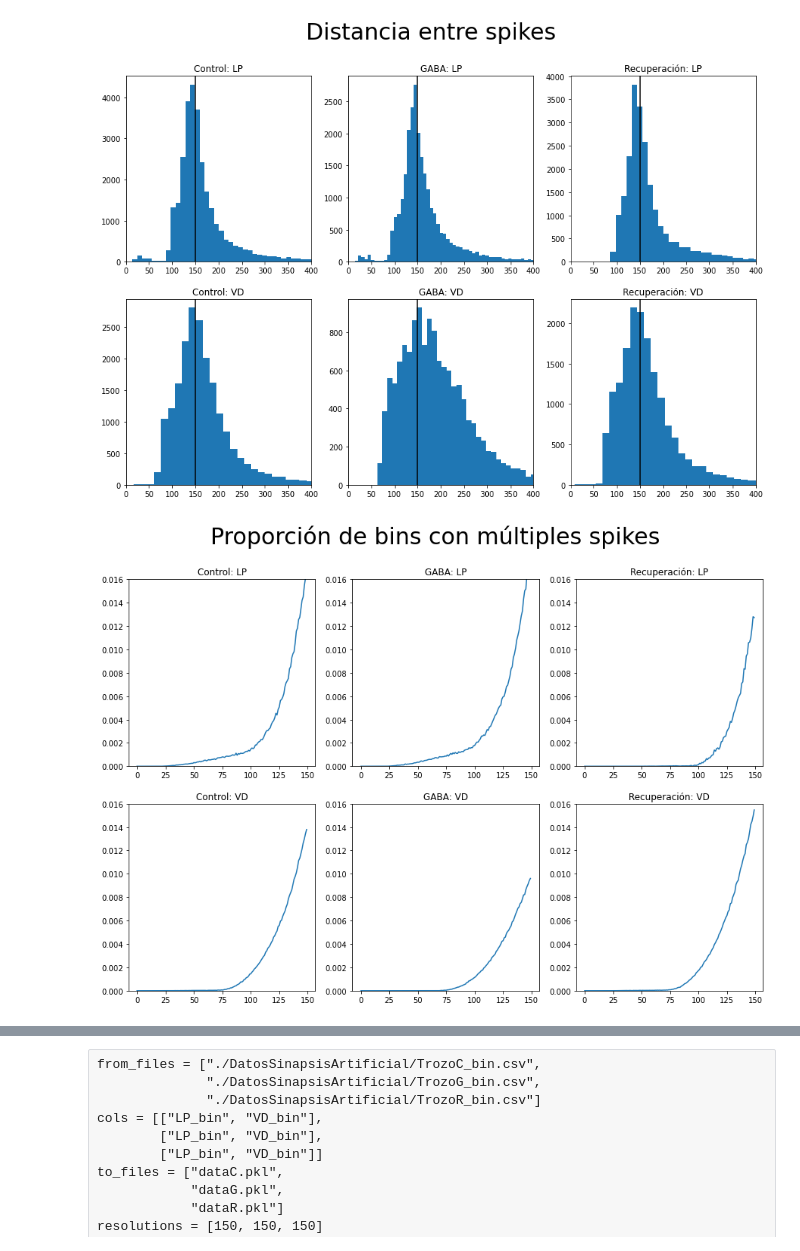
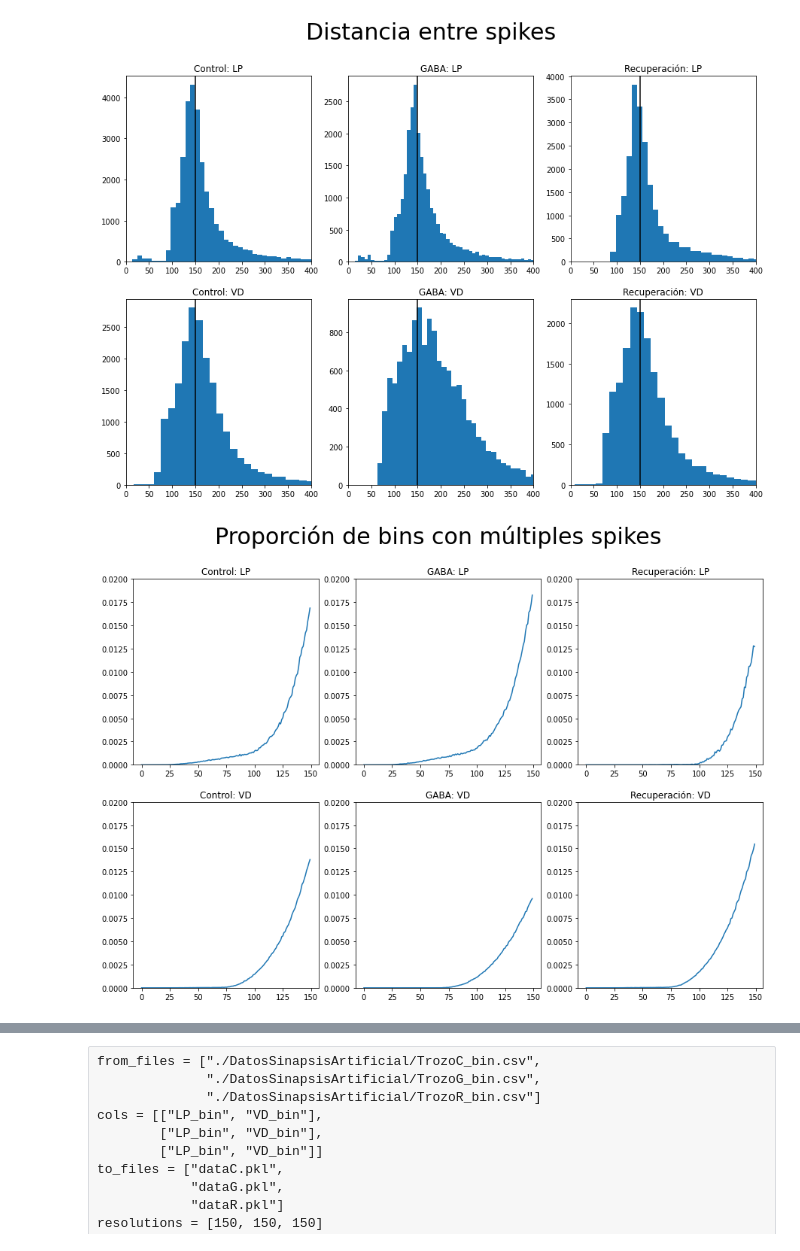
Before and after one commit to OscarGB/MUCD-TI, a Jupyter notebook: TI_practica.ipynb, the cells around one changed output, grey strips where cells are left out. Cells and saved outputs as stored; diff of their text form; code cells hidden in the pictures.

```diff
--- a/TI_practica.ipynb
+++ b/TI_practica.ipynb
@@ -191,29 +193,29 @@ for i in range(len(from_files)):
 # %%
 from_files = ["./DatosSinapsisArtificial/TrozoC_bin.csv",
               "./DatosSinapsisArtificial/TrozoG_bin.csv",
               "./DatosSinapsisArtificial/TrozoR_bin.csv"]
 titles = ["Control", "GABA", "Recuperación"]
 fig = plt.figure(figsize=(15,10))
 fig.suptitle("Proporción de bins con múltiples spikes", fontsize=30)
 for i in range(len(from_files)):
     df = pd.read_csv(from_files[i], usecols=['LP_bin', 'VD_bin'])
     df = df.astype({"LP_bin":'u1', "VD_bin":'u1'})
 
     ers = [get_error_proportion(df, i) for i in range(1,151)]
     ers_LP = [a.LP_bin for a in ers]
     ers_VD = [a.VD_bin for a in ers]
 
     plt.subplot(2, 3, i+1)
     plt.plot(ers_LP)
-    plt.ylim((0,0.016))
+    plt.ylim((0,0.020))
     plt.title(f"{titles[i]}: LP")
 
     plt.subplot(2, 3, i+4)
     plt.plot(ers_VD)
-    plt.ylim((0,0.016))
+    plt.ylim((0,0.020))
     plt.title(f"{titles[i]}: VD")
 # %% [output]
-[figure, old version]
+[figure, new version]
 # %% [markdown]
 En estos histogramas podemos observar ciertas distancias entre spikes demasiado pequeñas para ser reales, pensamos que se pueden corresponder a alguna clase de error. De hecho se puede ver que están algo separados del cuerpo de la distribución.
 
```
Also changed, not shown: parts of 16 cells of this notebook, 1 other file.
